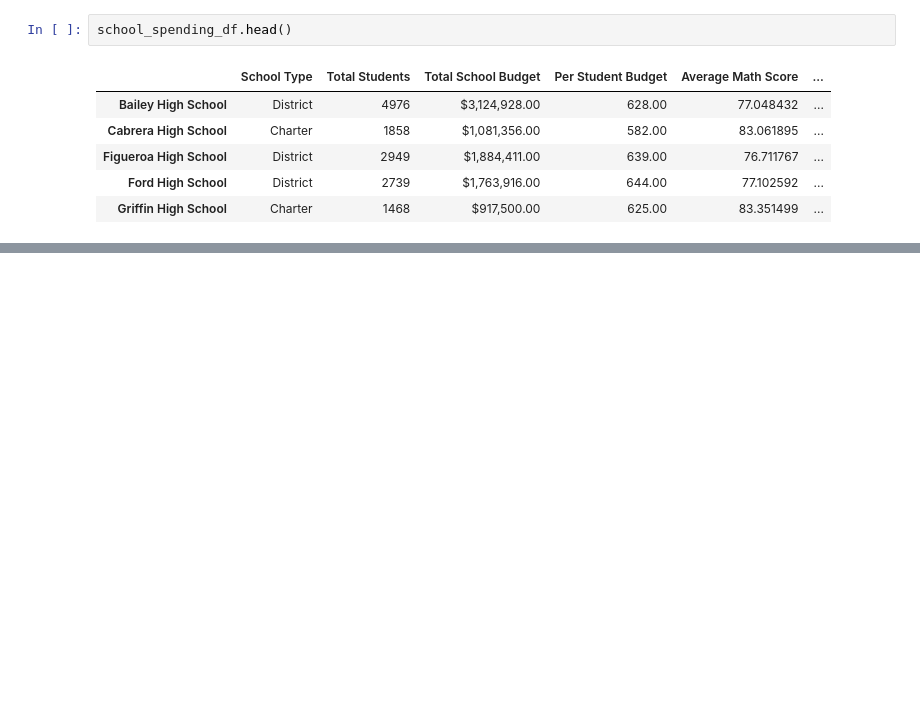
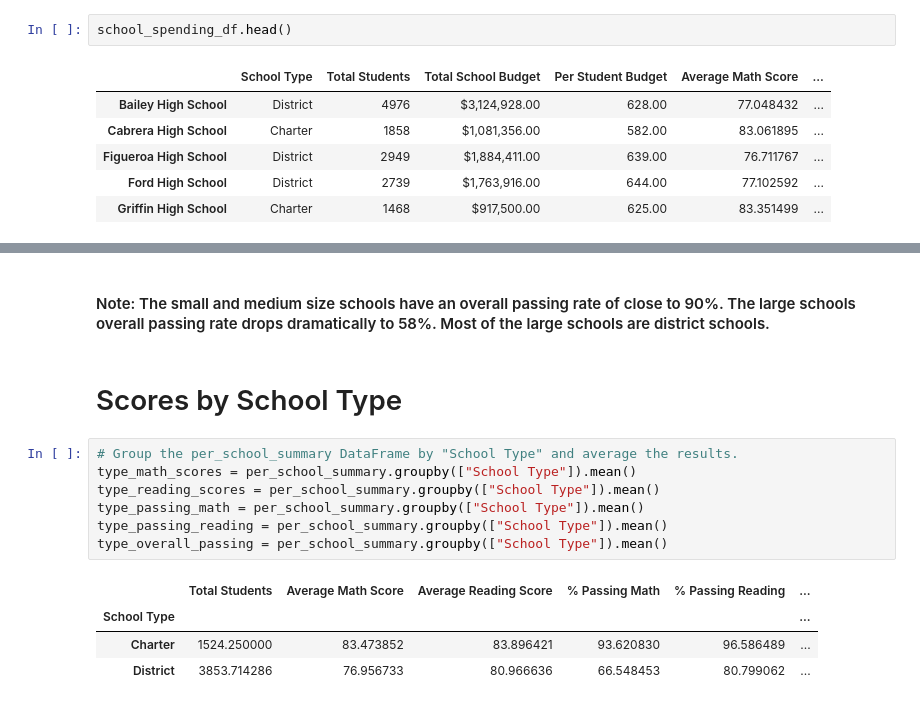
Before and after one commit to jennyalfi/pandas-challenge, a Jupyter notebook: PyCitySchools/PyCitySchools_analysis.ipynb, the cells around one changed output, grey strips where cells are left out. Cells and saved outputs as stored; diff of their text form; blank space fills up the shorter version.

```diff
--- a/PyCitySchools/PyCitySchools_analysis.ipynb
+++ b/PyCitySchools/PyCitySchools_analysis.ipynb
@@ -735,0 +832,16 @@ school_spending_df.head()
+# %% [markdown]
+#### Note: The small and medium size schools have an overall passing rate of close to 90%. The large schools overall passing rate drops dramatically to 58%. Most of the large schools are district schools.
+# %% [markdown]
+# Scores by School Type
+# %%
+# Group the per_school_summary DataFrame by "School Type" and average the results.
+type_math_scores = per_school_summary.groupby(["School Type"]).mean()
+type_reading_scores = per_school_summary.groupby(["School Type"]).mean()
+type_passing_math = per_school_summary.groupby(["School Type"]).mean()
+type_passing_reading = per_school_summary.groupby(["School Type"]).mean()
+type_overall_passing = per_school_summary.groupby(["School Type"]).mean()
+# %% [output]
+|  | Total Students | Average Math Score | Average Reading Score | % Passing Math | % Passing Reading | ... |
+| School Type |  |  |  |  |  | ... |
+| Charter | 1524.250000 | 83.473852 | 83.896421 | 93.620830 | 96.586489 | ... |
+| District | 3853.714286 | 76.956733 | 80.966636 | 66.548453 | 80.799062 | ... |
```
Also changed, not shown: parts of 22 cells of this notebook, 9 other files.
